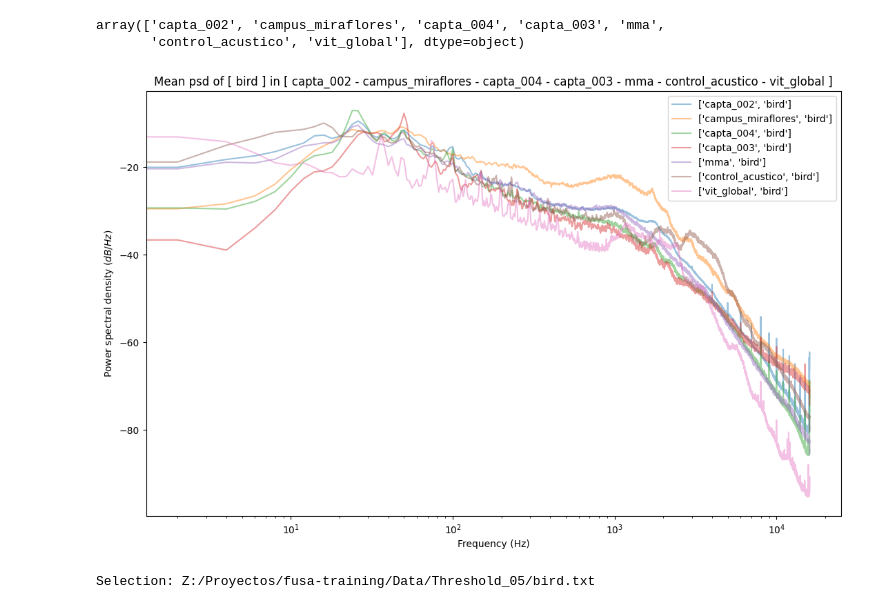
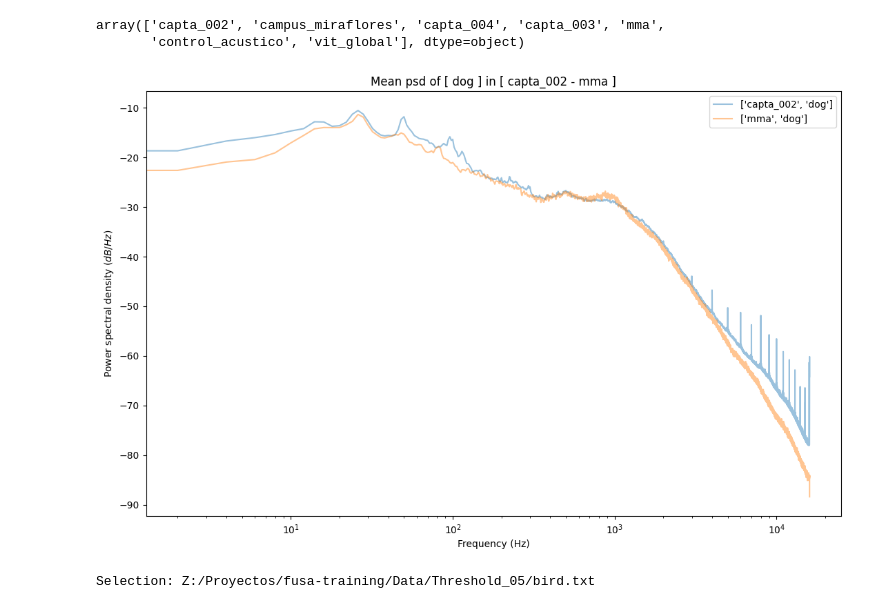
Before and after one commit to JoaquinRMorales/fusa_noise, a Jupyter notebook: Experiments.ipynb, the cells around one changed output. Saved outputs shown, nothing was run; the diff lists cells and outputs as text; code cells hidden in the pictures.

```diff
--- a/Experiments.ipynb
+++ b/Experiments.ipynb
@@ -102,10 +106,9 @@ wavs = os.listdir(os.getcwd()+'/Audios/noise')
 wavs = pd.DataFrame(wavs, columns=['filename'])
 wavs.to_csv('wavlist_noise.txt', sep=' ', index=False)
 # %%
-wp.PSD_plot(df = df, station = ['capta_002', 'campus_miraflores', 'capta_004', 'capta_003', 'mma',
-       'control_acustico', 'vit_global'], label = ['bird'])
+wp.PSD_plot(df = df, station = ['capta_002', 'mma'], label = ['dog'])
 # %% [output]
-[figure, old version]
+[figure, new version]
 # %%
 a_plot = wp.WavePlot()
 # %% [output]
```
Also changed, not shown: parts of 20 cells of this notebook, 3 other files.
